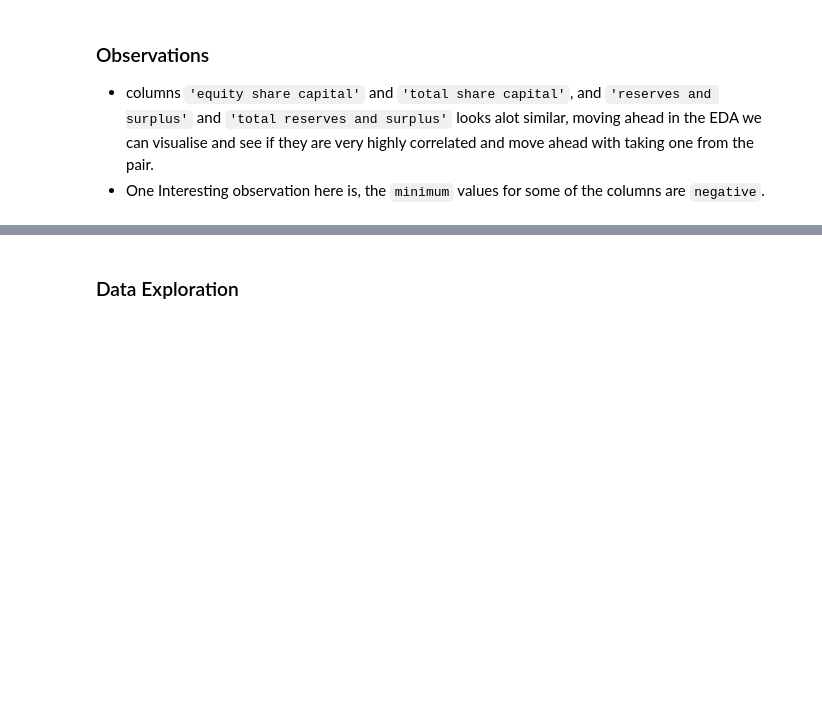
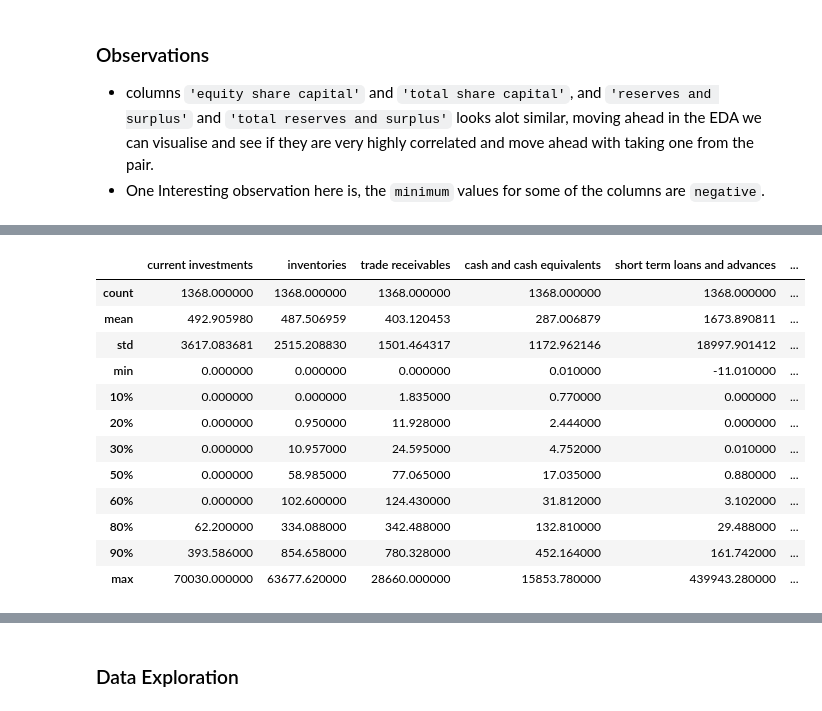
Before and after one commit to Diljitsingh14/NSE-BalanceSheet-Analysis-Clustering, a Jupyter notebook: Non-banking balance sheet analyse.ipynb, the cells around one changed output, grey strips where cells are left out. Cells and saved outputs as stored; diff of their text form; code cells hidden in the pictures; blank space fills up the shorter version.

```diff
--- a/Non-banking balance sheet analyse.ipynb
+++ b/Non-banking balance sheet analyse.ipynb
@@ -101,0 +154,16 @@ data.describe()
+# %%
+data[data.columns[31:41]].describe(percentiles=[.1,.2,.3,.5,.6,.8,.9])
+# %% [output]
+|  | current investments | inventories | trade receivables | cash and cash equivalents | short term loans and advances | ... |
+| count | 1368.000000 | 1368.000000 | 1368.000000 | 1368.000000 | 1368.000000 | ... |
+| mean | 492.905980 | 487.506959 | 403.120453 | 287.006879 | 1673.890811 | ... |
+| std | 3617.083681 | 2515.208830 | 1501.464317 | 1172.962146 | 18997.901412 | ... |
+| min | 0.000000 | 0.000000 | 0.000000 | 0.010000 | -11.010000 | ... |
+| 10% | 0.000000 | 0.000000 | 1.835000 | 0.770000 | 0.000000 | ... |
+| 20% | 0.000000 | 0.950000 | 11.928000 | 2.444000 | 0.000000 | ... |
+| 30% | 0.000000 | 10.957000 | 24.595000 | 4.752000 | 0.010000 | ... |
+| 50% | 0.000000 | 58.985000 | 77.065000 | 17.035000 | 0.880000 | ... |
+| 60% | 0.000000 | 102.600000 | 124.430000 | 31.812000 | 3.102000 | ... |
+| 80% | 62.200000 | 334.088000 | 342.488000 | 132.810000 | 29.488000 | ... |
+| 90% | 393.586000 | 854.658000 | 780.328000 | 452.164000 | 161.742000 | ... |
+| max | 70030.000000 | 63677.620000 | 28660.000000 | 15853.780000 | 439943.280000 | ... |
```
Also changed, not shown: parts of 34 cells of this notebook, 1 other file.
